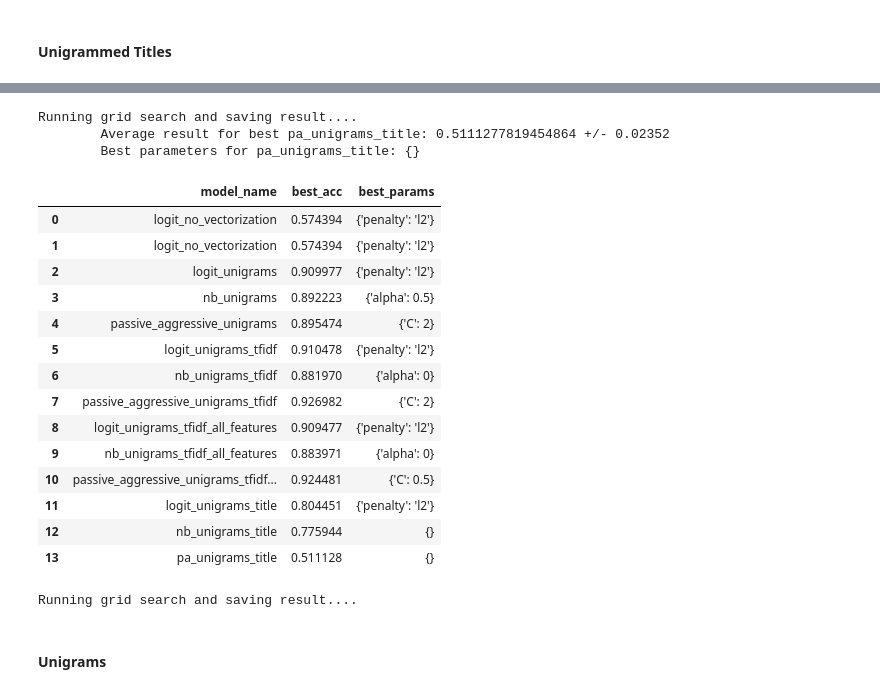
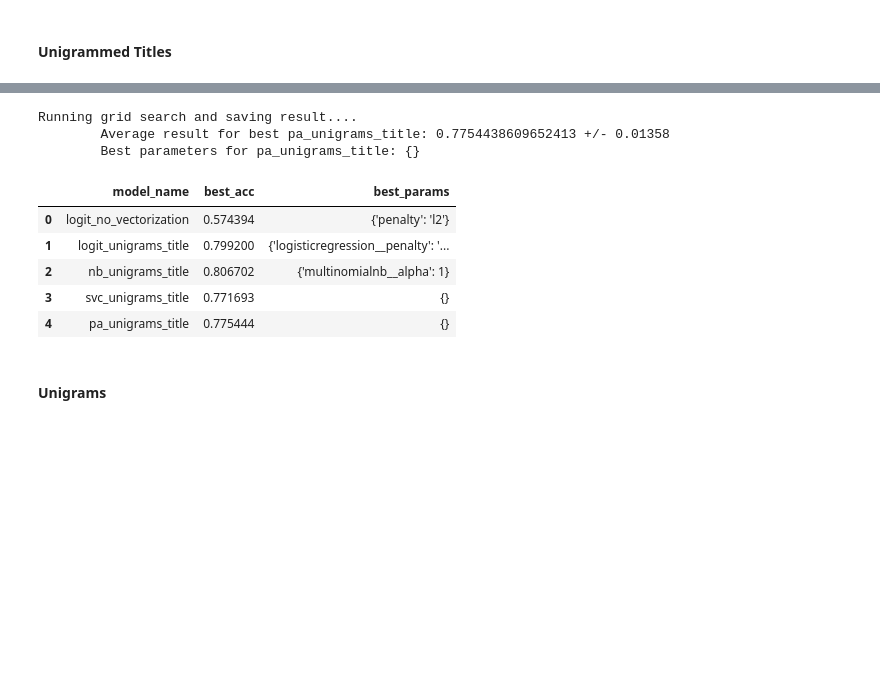
Before and after one commit to cutendorf/NLP-Fakenews, a Jupyter notebook: NLP-Fakenews_ChristineDan.ipynb, the cells around one changed output, grey strips where cells are left out. Drawn from its saved outputs; the diff is of its cells as text; code cells hidden in the pictures; blank space fills up the shorter version.

```diff
--- a/NLP-Fakenews_ChristineDan.ipynb
+++ b/NLP-Fakenews_ChristineDan.ipynb
@@ -780,3 +762,39 @@ Building unigram titles frame...
+# %%
+def ngram_grid_search(data, model_meta, folds=5, col="clean_combined"):
+    model = model_meta["model"]
+    model_params = model_meta["params"]
+    model_name = model_meta["name"]
+    vectorizer = model_meta["vectorizer"]
+
+    pipe = make_pipeline(vectorizer, model)
+
+    X = data[col]
+    y = data["label"]
+
+    kfold = KFold(n_splits=folds)
+
+    grid_search = GridSearchCV(estimator=pipe, param_grid=model_params, scoring="accuracy", cv=kfold, refit=True)
+
+    grid_search.fit(X, y)
+
+    print("\tAverage result for best {}: {} +/- {:.5f}"
+          .format(model_name,
+                  grid_search.best_score_,
+                  grid_search.cv_results_["std_test_score"][np.argmax(grid_search.cv_results_["mean_test_score"])]))
+
+    print("\tBest parameters for {0}: {1}".format(model_name, grid_search.best_params_))
+
+    # Need metrics to choose model, best estimator will have already been retrained on whole data set
+
+    retval = ({
+        "model_name": [model_name],
+        "best_acc": [grid_search.best_score_],
+        "best_params": [str(grid_search.best_params_)]
+    }, grid_search.best_estimator_)
+
+    return retval
+
+    #return model_name, grid_search.best_score_, grid_search.best_params_, grid_search.best_estimator_
 # %%
 logit_unigrams_title = {
     "model": LogisticRegression(),
@@ -844,50 +866,26 @@ Running grid search and saving result....
 # %%
 pa_unigrams_title = {
     "model": PassiveAggressiveClassifier(),
     "name": "pa_unigrams_title",
-    "params": {
-    }
+    "params": {},
+    "vectorizer": CountVectorizer(ngram_range=(1,1))
 }
 
 print("Running grid search and saving result....")
-save_result(grid_search_model(unigram_frame_titles,
+save_result(ngram_grid_search(train_all_features,
                               pa_unigrams_title,
-                              drop=list(train_all_features.columns[8:])))
+                             col="clean_title"))
 
 pd.read_csv("models/model_results.csv")
 # %% [output]
 Running grid search and saving result....
-        Average result for best pa_unigrams_title: 0.5111277819454864 +/- 0.02352
+        Average result for best pa_unigrams_title: 0.7754438609652413 +/- 0.01358
         Best parameters for pa_unigrams_title: {}
 |  | model_name | best_acc | best_params |
 | 0 | logit_no_vectorization | 0.574394 | {'penalty': 'l2'} |
-| 1 | logit_no_vectorization | 0.574394 | {'penalty': 'l2'} |
-| 2 | logit_unigrams | 0.909977 | {'penalty': 'l2'} |
-| 3 | nb_unigrams | 0.892223 | {'alpha': 0.5} |
-| 4 | passive_aggressive_unigrams | 0.895474 | {'C': 2} |
-| 5 | logit_unigrams_tfidf | 0.910478 | {'penalty': 'l2'} |
-| 6 | nb_unigrams_tfidf | 0.881970 | {'alpha': 0} |
-| 7 | passive_aggressive_unigrams_tfidf | 0.926982 | {'C': 2} |
-| 8 | logit_unigrams_tfidf_all_features | 0.909477 | {'penalty': 'l2'} |
-| 9 | nb_unigrams_tfidf_all_features | 0.883971 | {'alpha': 0} |
-| 10 | passive_aggressive_unigrams_tfidf... | 0.924481 | {'C': 0.5} |
-| 11 | logit_unigrams_title | 0.804451 | {'penalty': 'l2'} |
-| 12 | nb_unigrams_title | 0.775944 | {} |
-| 13 | pa_unigrams_title | 0.511128 | {} |
+| 1 | logit_unigrams_title | 0.799200 | {'logisticregression__penalty': '... |
+| 2 | nb_unigrams_title | 0.806702 | {'multinomialnb__alpha': 1} |
+| 3 | svc_unigrams_title | 0.771693 | {} |
+| 4 | pa_unigrams_title | 0.775444 | {} |
-# %%
-svc_unigrams_title = {
-    "model": SVC(),
-    "name": "svc_unigrams_title",
-    "params": {"kernel": ["linear"]}
-}
-
-print("Running grid search and saving result....")
-save_result(grid_search_model(unigram_frame_titles,
-                              svc_unigrams_title,
-                              drop=list(train_all_features.columns[8:])))
-
-pd.read_csv("models/model_results.csv")
-# %% [output]
-Running grid search and saving result....
 # %% [markdown]
 #### Unigrams
```
Also changed, not shown: parts of 55 cells of this notebook, 1 other file.
